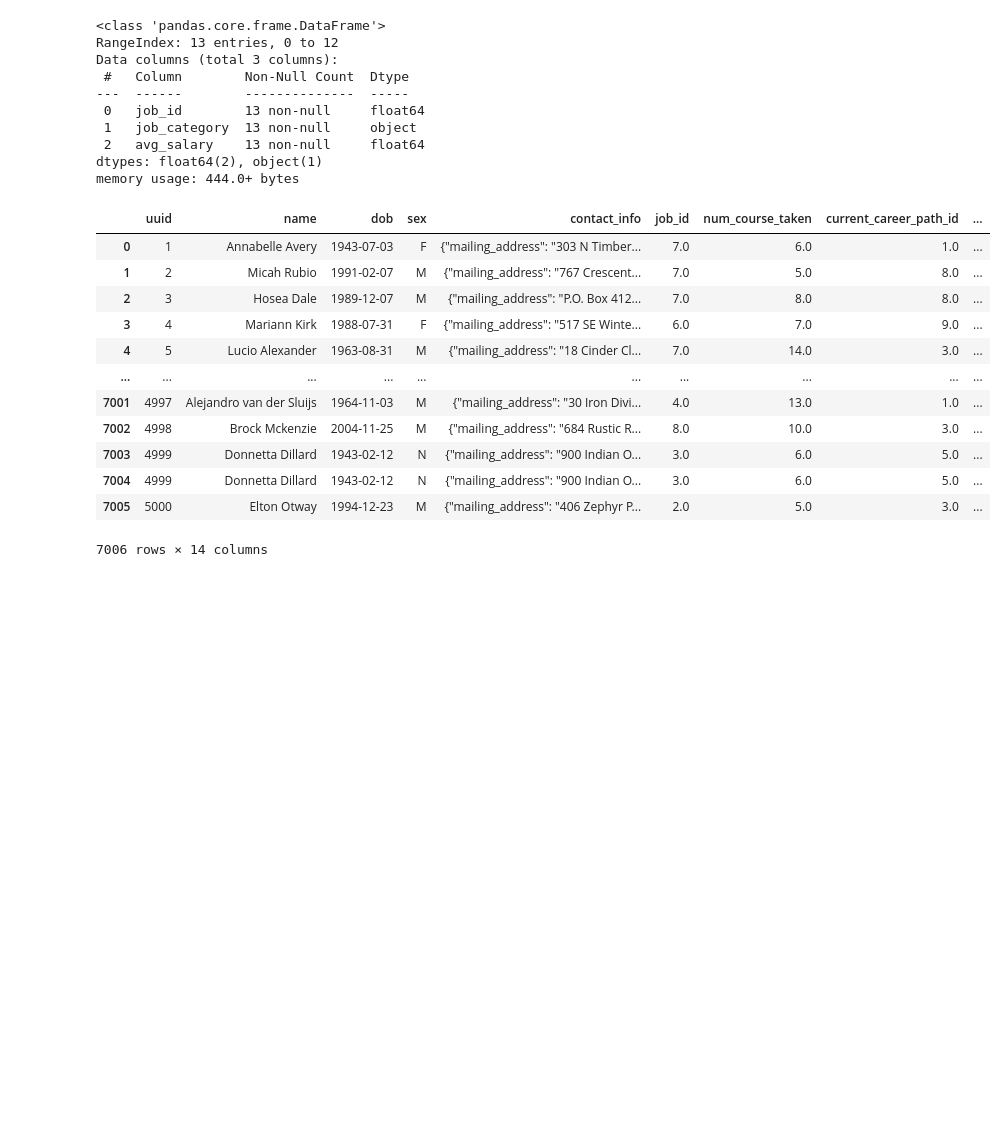
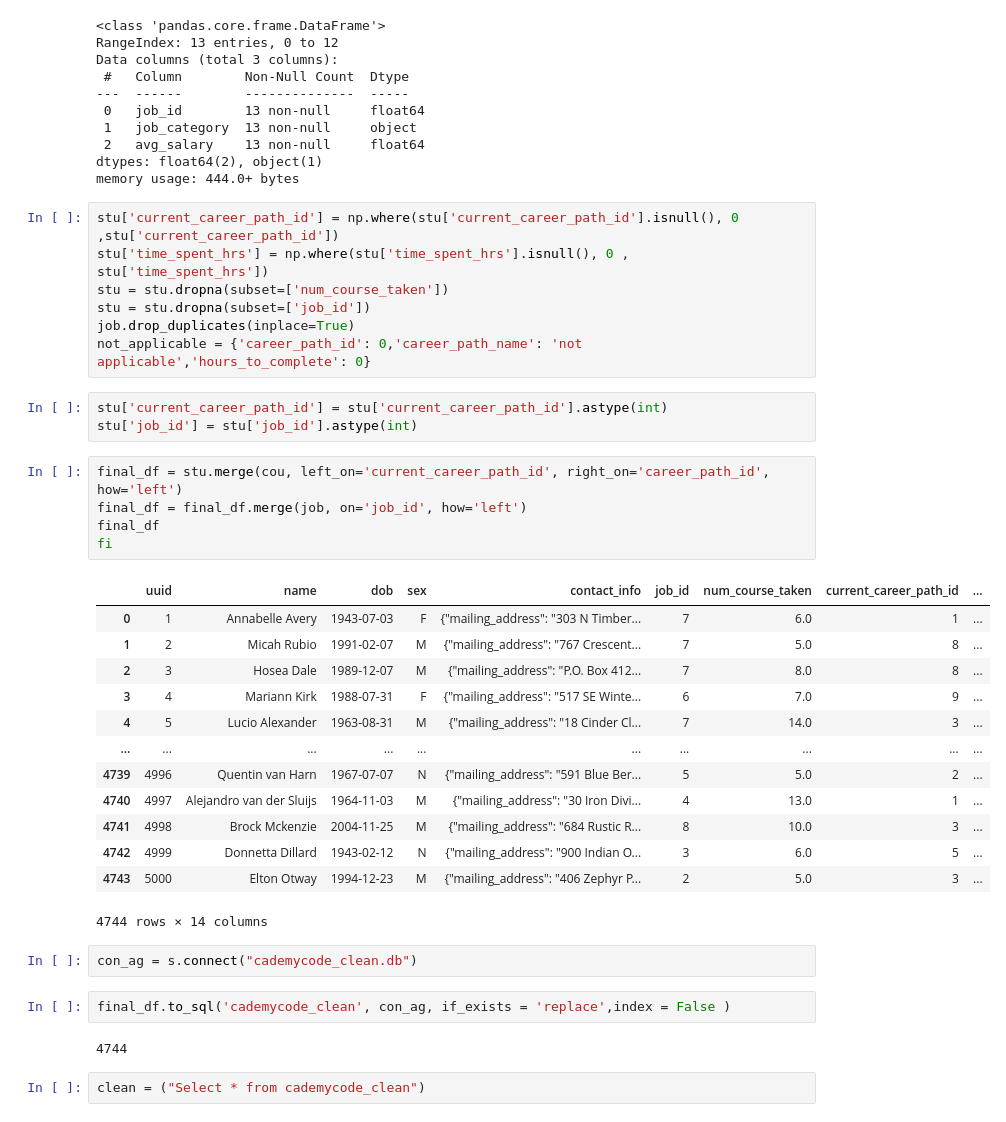
Before and after one commit to manikraj28/Subscriber-Cancellations-Data-Pipeline-Portfolio-Project1, a Jupyter notebook: Subscriber-Cancellations-Data-Pipeline-Portfolio-Project.ipynb, the cells around one changed output. Saved outputs shown, nothing was run; the diff lists cells and outputs as text; blank space fills up the shorter version.

Commit message:
CSV
csv cleaned

```diff
--- a/Subscriber-Cancellations-Data-Pipeline-Portfolio-Project.ipynb
+++ b/Subscriber-Cancellations-Data-Pipeline-Portfolio-Project.ipynb
@@ -145,17 +148,39 @@ Data columns (total 3 columns):
 dtypes: float64(2), object(1)
 memory usage: 444.0+ bytes
 # %%
+stu['current_career_path_id'] = np.where(stu['current_career_path_id'].isnull(), 0 ,stu['current_career_path_id'])
+stu['time_spent_hrs'] = np.where(stu['time_spent_hrs'].isnull(), 0 , stu['time_spent_hrs'])
+stu = stu.dropna(subset=['num_course_taken'])
+stu = stu.dropna(subset=['job_id'])
+job.drop_duplicates(inplace=True)
+not_applicable = {'career_path_id': 0,'career_path_name': 'not applicable','hours_to_complete': 0}
-# %% [output]
-|  | uuid | name | dob | sex | contact_info | job_id | num_course_taken | current_career_path_id | ... |
-| 0 | 1 | Annabelle Avery | 1943-07-03 | F | {"mailing_address": "303 N Timber... | 7.0 | 6.0 | 1.0 | ... |
-| 1 | 2 | Micah Rubio | 1991-02-07 | M | {"mailing_address": "767 Crescent... | 7.0 | 5.0 | 8.0 | ... |
-| 2 | 3 | Hosea Dale | 1989-12-07 | M | {"mailing_address": "P.O. Box 412... | 7.0 | 8.0 | 8.0 | ... |
-| 3 | 4 | Mariann Kirk | 1988-07-31 | F | {"mailing_address": "517 SE Winte... | 6.0 | 7.0 | 9.0 | ... |
-| 4 | 5 | Lucio Alexander | 1963-08-31 | M | {"mailing_address": "18 Cinder Cl... | 7.0 | 14.0 | 3.0 | ... |
-| ... | ... | ... | ... | ... | ... | ... | ... | ... | ... |
-| 7001 | 4997 | Alejandro van der Sluijs | 1964-11-03 | M | {"mailing_address": "30 Iron Divi... | 4.0 | 13.0 | 1.0 | ... |
-| 7002 | 4998 | Brock Mckenzie | 2004-11-25 | M | {"mailing_address": "684 Rustic R... | 8.0 | 10.0 | 3.0 | ... |
-| 7003 | 4999 | Donnetta Dillard | 1943-02-12 | N | {"mailing_address": "900 Indian O... | 3.0 | 6.0 | 5.0 | ... |
-| 7004 | 4999 | Donnetta Dillard | 1943-02-12 | N | {"mailing_address": "900 Indian O... | 3.0 | 6.0 | 5.0 | ... |
-| 7005 | 5000 | Elton Otway | 1994-12-23 | M | {"mailing_address": "406 Zephyr P... | 2.0 | 5.0 | 3.0 | ... |
-7006 rows × 14 columns
+# %%
+stu['current_career_path_id'] = stu['current_career_path_id'].astype(int)
+stu['job_id'] = stu['job_id'].astype(int)
+# %%
+final_df = stu.merge(cou, left_on='current_career_path_id', right_on='career_path_id', how='left')
+final_df = final_df.merge(job, on='job_id', how='left')
+final_df
+fi
+# %% [output]
+|  | uuid | name | dob | sex | contact_info | job_id | num_course_taken | current_career_path_id | ... |
+| 0 | 1 | Annabelle Avery | 1943-07-03 | F | {"mailing_address": "303 N Timber... | 7 | 6.0 | 1 | ... |
+| 1 | 2 | Micah Rubio | 1991-02-07 | M | {"mailing_address": "767 Crescent... | 7 | 5.0 | 8 | ... |
+| 2 | 3 | Hosea Dale | 1989-12-07 | M | {"mailing_address": "P.O. Box 412... | 7 | 8.0 | 8 | ... |
+| 3 | 4 | Mariann Kirk | 1988-07-31 | F | {"mailing_address": "517 SE Winte... | 6 | 7.0 | 9 | ... |
+| 4 | 5 | Lucio Alexander | 1963-08-31 | M | {"mailing_address": "18 Cinder Cl... | 7 | 14.0 | 3 | ... |
+| ... | ... | ... | ... | ... | ... | ... | ... | ... | ... |
+| 4739 | 4996 | Quentin van Harn | 1967-07-07 | N | {"mailing_address": "591 Blue Ber... | 5 | 5.0 | 2 | ... |
+| 4740 | 4997 | Alejandro van der Sluijs | 1964-11-03 | M | {"mailing_address": "30 Iron Divi... | 4 | 13.0 | 1 | ... |
+| 4741 | 4998 | Brock Mckenzie | 2004-11-25 | M | {"mailing_address": "684 Rustic R... | 8 | 10.0 | 3 | ... |
+| 4742 | 4999 | Donnetta Dillard | 1943-02-12 | N | {"mailing_address": "900 Indian O... | 3 | 6.0 | 5 | ... |
+| 4743 | 5000 | Elton Otway | 1994-12-23 | M | {"mailing_address": "406 Zephyr P... | 2 | 5.0 | 3 | ... |
+4744 rows × 14 columns
+# %%
+con_ag = s.connect("cademycode_clean.db")
+# %%
+final_df.to_sql('cademycode_clean', con_ag, if_exists = 'replace',index = False )
+# %% [output]
+4744
+# %%
+clean = ("Select * from cademycode_clean")
```
Also changed, not shown: parts of 5 cells of this notebook, 2 other files.
